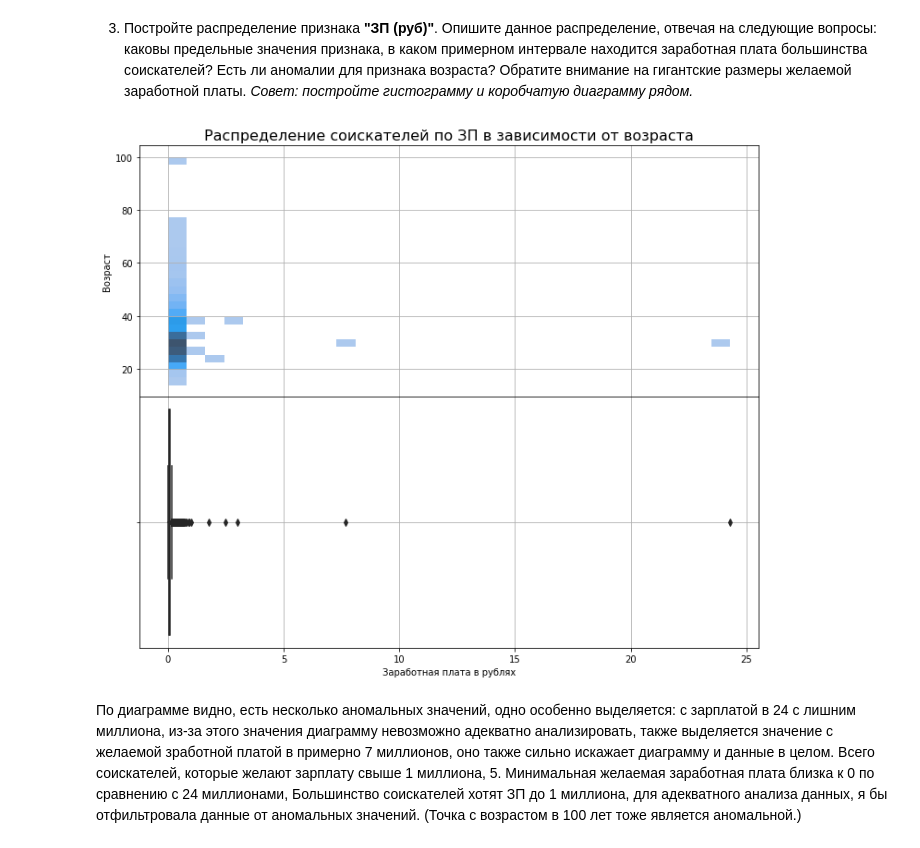
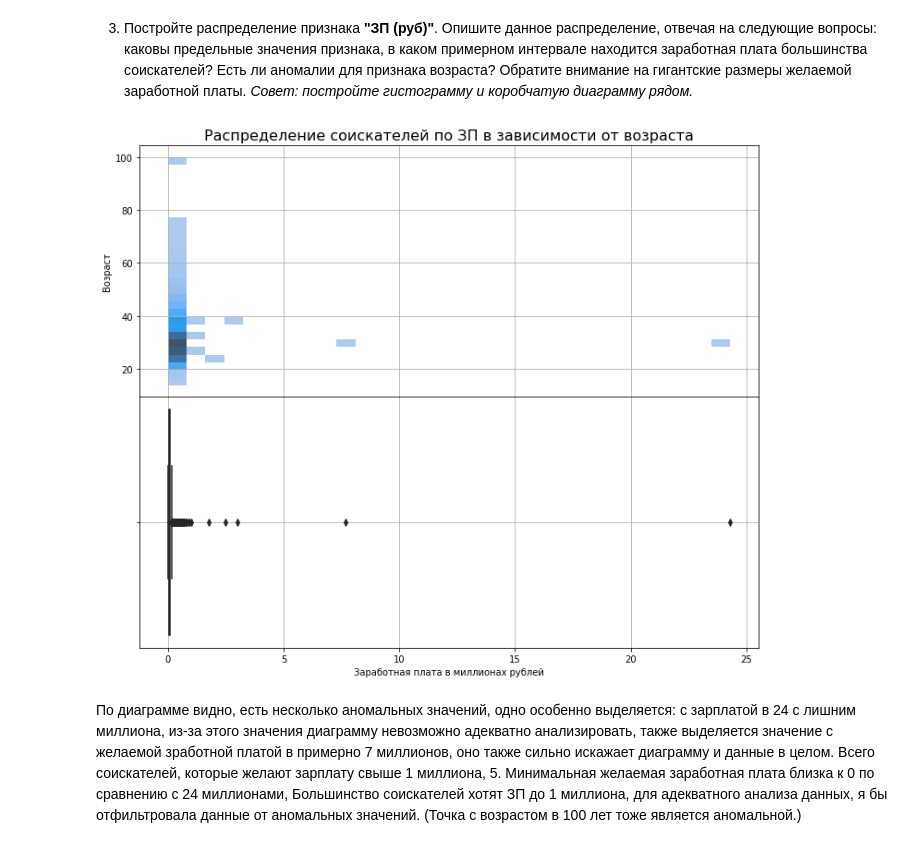
Before and after one commit to littleshadowraven/data, a Jupyter notebook: Project_1.ipynb, the cells around one changed output. Drawn from its saved outputs; the diff is of its cells as text; code cells hidden in the pictures.

```diff
--- a/Project_1.ipynb
+++ b/Project_1.ipynb
@@ -418,32 +418,32 @@ boxplot.grid()
 # %%
 fig, axes = plt.subplots(nrows=2, ncols=1, figsize=(12, 10))
 plt.subplots_adjust(hspace=.0)
-df = hh_data['ЗП (руб)']/1000000
+df = hh_data['ЗП (руб)']/1000000 #перевела в миллионы
 
 histplot = sns.histplot(
     data=hh_data,
     x=df,
     y='Возраст',
     bins=30,
     ax=axes[0]
 )
 histplot.set_title('Распределение соискателей по ЗП в зависимости от возраста', fontsize=16)
-histplot.set_xlabel('Заработная плата в рублях')
+histplot.set_xlabel('Заработная плата в миллионах рублей')
 histplot.set_ylabel('Возраст')
 histplot.grid()
 
 boxplot = sns.boxplot(
     data=hh_data,
     x=df,
     orient='h',
     width=0.9,
     color='green',
     ax=axes[1]
 )
-boxplot.set_xlabel('Заработная плата в рублях')
+boxplot.set_xlabel('Заработная плата в миллионах рублей')
 boxplot.grid()
 # %% [output]
-[figure, old version]
+[figure, new version]
 # %% [markdown]
 По диаграмме видно, есть несколько аномальных значений, одно особенно выделяется: с зарплатой в 24 с лишним миллиона, из-за этого значения диаграмму невозможно адекватно анализировать, также выделяется значение с желаемой зработной платой в примерно 7 миллионов, оно также сильно искажает диаграмму и данные в целом. Всего соискателей, которые желают зарплату свыше 1 миллиона, 5. Минимальная желаемая заработная плата близка к 0 по сравнению с 24 миллионами, Большинство соискателей хотят ЗП до 1 миллиона, для адекватного анализа данных, я бы отфильтровала данные от аномальных значений. (Точка с возрастом в 100 лет тоже является аномальной.)
 # %% [markdown]
```
Also changed, not shown: parts of 8 cells of this notebook, 1 other file.
